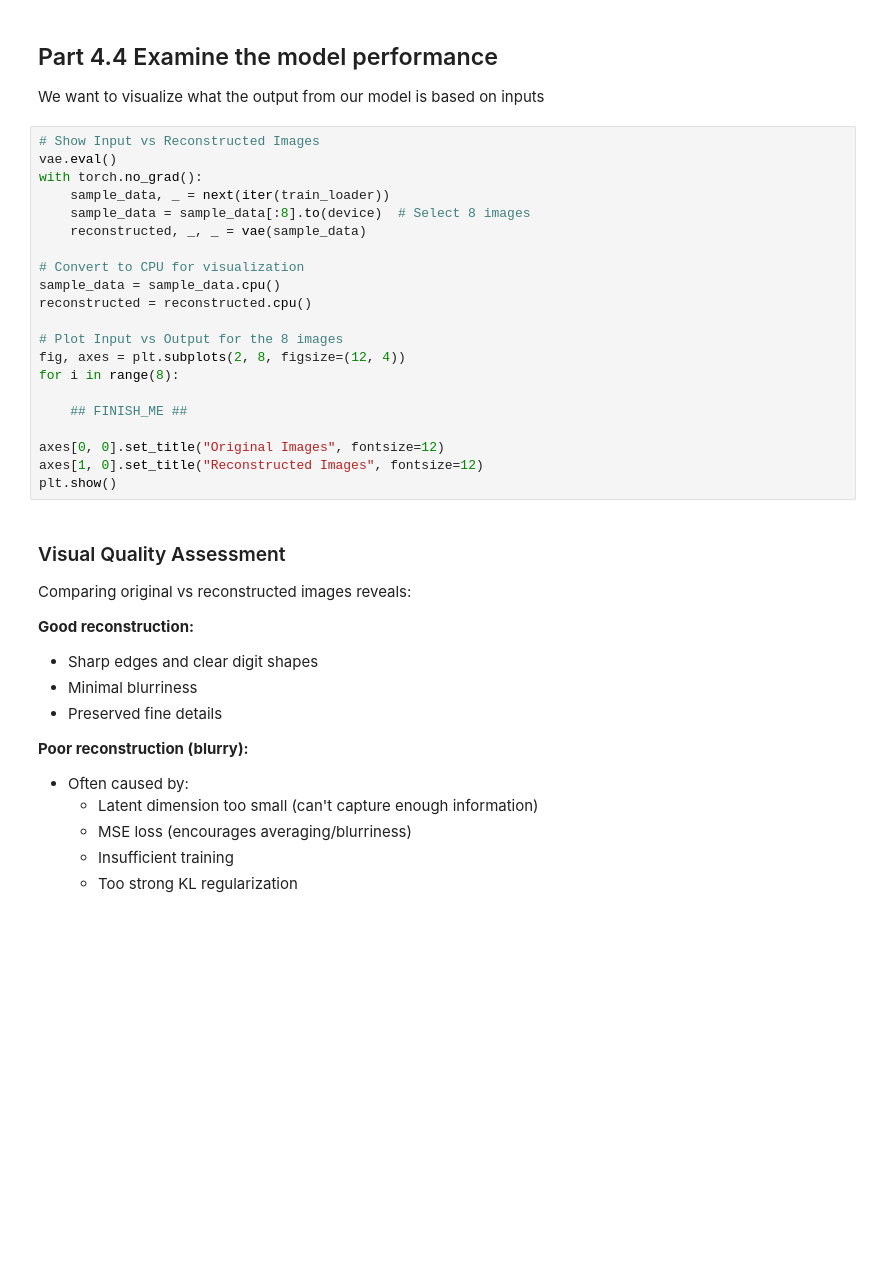
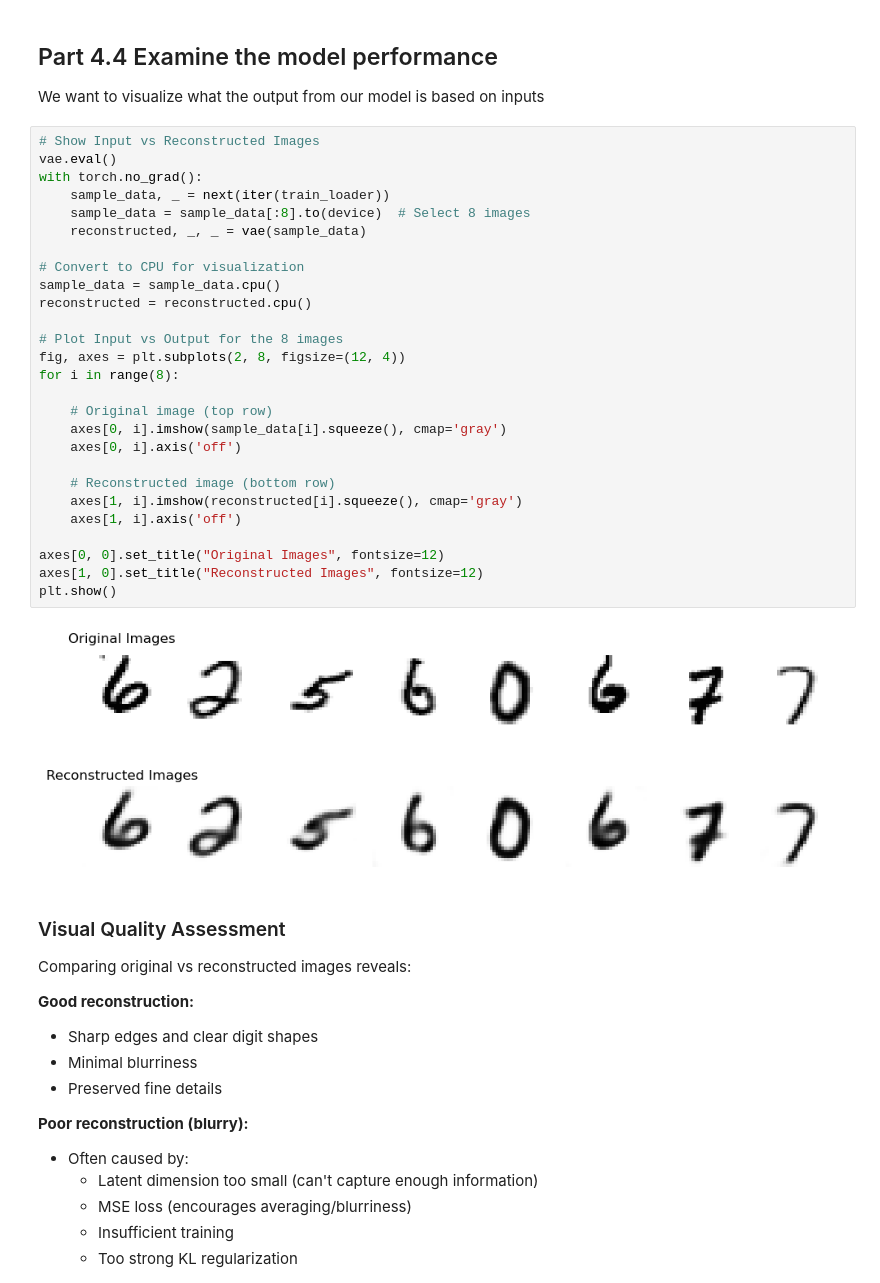
Before and after one commit to seancanobrien/AGQ-computing-2026, a Jupyter notebook: Week3/CNN_VAE_Questions.ipynb, the cells around one changed output. Saved outputs shown, nothing was run; the diff lists cells and outputs as text; blank space fills up the shorter version.

```diff
--- a/Week3/CNN_VAE_Questions.ipynb
+++ b/Week3/CNN_VAE_Questions.ipynb
@@ -1057,24 +1035,32 @@ We want to visualize what the output from our model is based on inputs
 # %%
 # Show Input vs Reconstructed Images
 vae.eval()
 with torch.no_grad():
     sample_data, _ = next(iter(train_loader))
     sample_data = sample_data[:8].to(device)  # Select 8 images
     reconstructed, _, _ = vae(sample_data)
 
 # Convert to CPU for visualization
 sample_data = sample_data.cpu()
 reconstructed = reconstructed.cpu()
 
 # Plot Input vs Output for the 8 images
 fig, axes = plt.subplots(2, 8, figsize=(12, 4))
 for i in range(8):
 
-    ## FINISH_ME ##
+    # Original image (top row)
+    axes[0, i].imshow(sample_data[i].squeeze(), cmap='gray')
+    axes[0, i].axis('off')
+
+    # Reconstructed image (bottom row)
+    axes[1, i].imshow(reconstructed[i].squeeze(), cmap='gray')
+    axes[1, i].axis('off')
 
 axes[0, 0].set_title("Original Images", fontsize=12)
 axes[1, 0].set_title("Reconstructed Images", fontsize=12)
 plt.show()
+# %% [output]
+[figure, added]
 # %% [markdown]
 ### Visual Quality Assessment
 
```
Also changed, not shown: parts of 16 cells of this notebook, 2 other files.
